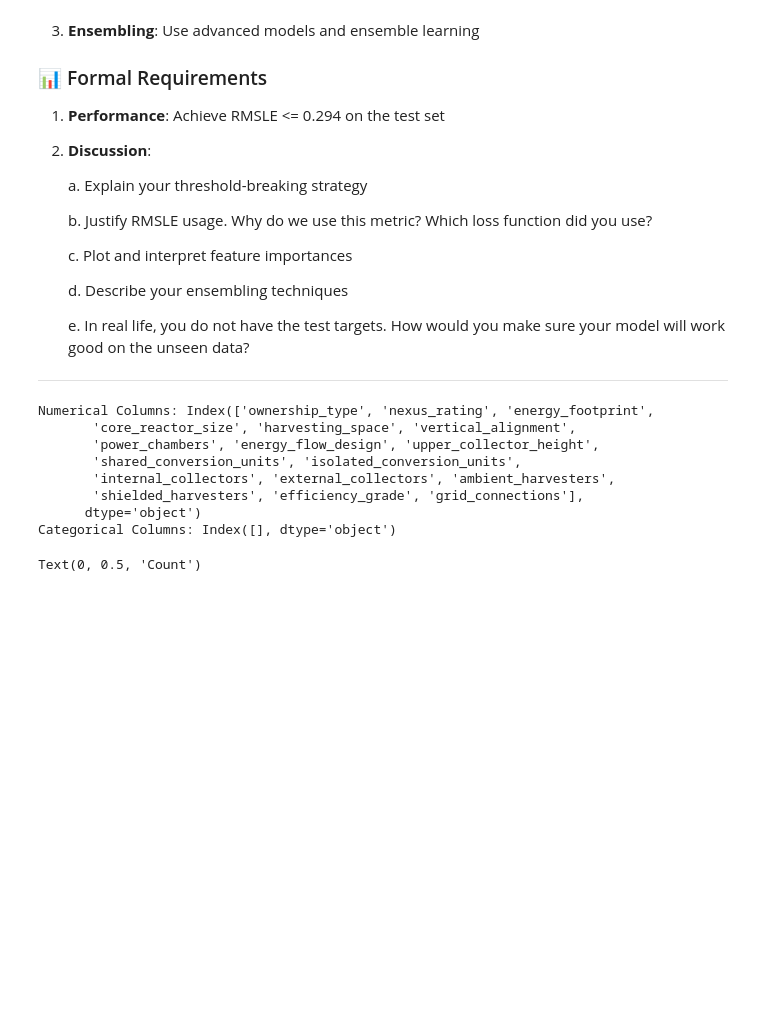
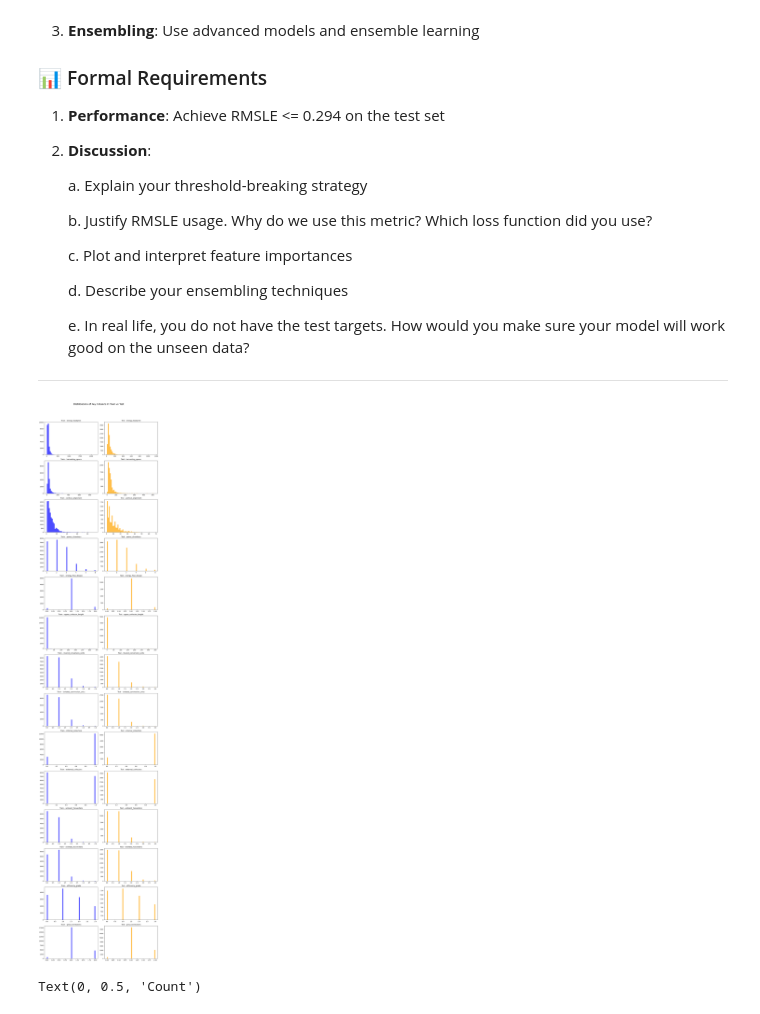
Before and after one commit to eliasborge/introML-ntnu-2024, a Jupyter notebook: Assignment1/Chapter_1.ipynb, the cells around one changed output. Drawn from its saved outputs; the diff is of its cells as text; code cells hidden in the pictures; blank space fills up the shorter version.

Commit message:
final mission

```diff
--- a/Assignment1/Chapter_1.ipynb
+++ b/Assignment1/Chapter_1.ipynb
@@ -400,18 +400,58 @@ Predict the "Nexus Rating" of unknown buildings in Trondheim (test set).
    e. In real life, you do not have the test targets. How would you make sure your model will work good on the unseen data?
 
 ---
-# %%
-train = pd.read_csv('final_mission_train.csv')
-test = pd.read_csv('final_mission_test.csv')
-# %% [output]
-Numerical Columns: Index(['ownership_type', 'nexus_rating', 'energy_footprint',
-       'core_reactor_size', 'harvesting_space', 'vertical_alignment',
-       'power_chambers', 'energy_flow_design', 'upper_collector_height',
-       'shared_conversion_units', 'isolated_conversion_units',
-       'internal_collectors', 'external_collectors', 'ambient_harvesters',
-       'shielded_harvesters', 'efficiency_grade', 'grid_connections'],
-      dtype='object')
-Categorical Columns: Index([], dtype='object')
+# %%
+train = pd.read_csv('final_mission_train.csv')
+test = pd.read_csv('final_mission_test.csv')
+
+# print(train.info())
+# print(train.describe())
+
+import matplotlib.pyplot as plt
+
+# Plotting the distribution of the columns in both train and test datasets for comparison
+def plot_distributions(train, test, columns, title):
+    fig, axes = plt.subplots(len(columns), 2, figsize=(12, len(columns)*4))
+    fig.suptitle(title, fontsize=16)
+
+    for idx, col in enumerate(columns):
+        # Plot for train dataset
+        axes[idx, 0].hist(train[col].dropna(), bins=50, color='blue', alpha=0.7)
+        axes[idx, 0].set_title(f'Train - {col}')
+
+        # Plot for test dataset
+        axes[idx, 1].hist(test[col].dropna(), bins=50, color='orange', alpha=0.7)
+        axes[idx, 1].set_title(f'Test - {col}')
+
+    plt.tight_layout(rect=[0, 0, 1, 0.96])
+    plt.show()
+# 'nexus_rating', 'core_reactor_size',
+# Selecting the columns of interest based on the earlier analysis (nexus_rating and grid_connections)
+columns_to_plot =  [ 'energy_footprint', 'harvesting_space',
+               'vertical_alignment', 'power_chambers', 'energy_flow_design', 'upper_collector_height',
+               'shared_conversion_units', 'isolated_conversion_units', 'internal_collectors', 'external_collectors',
+               'ambient_harvesters', 'shielded_harvesters', 'efficiency_grade', 'grid_connections']
+
+
+test['nexus_rating'], test['grid_connections']  = test['grid_connections'], test['nexus_rating']
+test['energy_footprint'], test['core_reactor_size'] = test['core_reactor_size'], test['energy_footprint']
+test['harvesting_space'], test['energy_footprint'] = test['energy_footprint'], test['harvesting_space']
+test['energy_flow_design'], test['upper_collector_height'] = test['upper_collector_height'], test['energy_flow_design']
+test['energy_flow_design'], test['power_chambers'] = test['power_chambers'], test['energy_flow_design']
+test['vertical_alignment'], test['power_chambers'] = test['power_chambers'], test['vertical_alignment']
+test['external_collectors'], test['isolated_conversion_units'] = test['isolated_conversion_units'], test['external_collectors']
+test['external_collectors'], test['internal_collectors'] = test['internal_collectors'], test['external_collectors']
+test['grid_connections'], test['efficiency_grade'] = test['efficiency_grade'], test['grid_connections']
+test['shielded_harvesters'], test['efficiency_grade'] = test['efficiency_grade'], test['shielded_harvesters']
+test['shielded_harvesters'], test['vertical_alignment'] = test['vertical_alignment'], test['shielded_harvesters']
+test['energy_footprint'], test['vertical_alignment'] = test['vertical_alignment'], test['energy_footprint']
+
+# Fjern kommentar her for å se grafer
+# Koden over er et resultat av en slags mix og match med kolonnene slik at de skal se mest mulig like ut.
+
+plot_distributions(train, test, columns_to_plot, "Distributions of Key Columns in Train vs Test")
+# %% [output]
+[figure, added]
 # %%
 fig, ax = plt.subplots(1, 1, figsize=(10, 4))
 train['nexus_rating'].hist(bins=100, ax=ax, color='blue', alpha=0.5, label='Train Target Distributuon')
```
Also changed, not shown: parts of 4 cells of this notebook.
